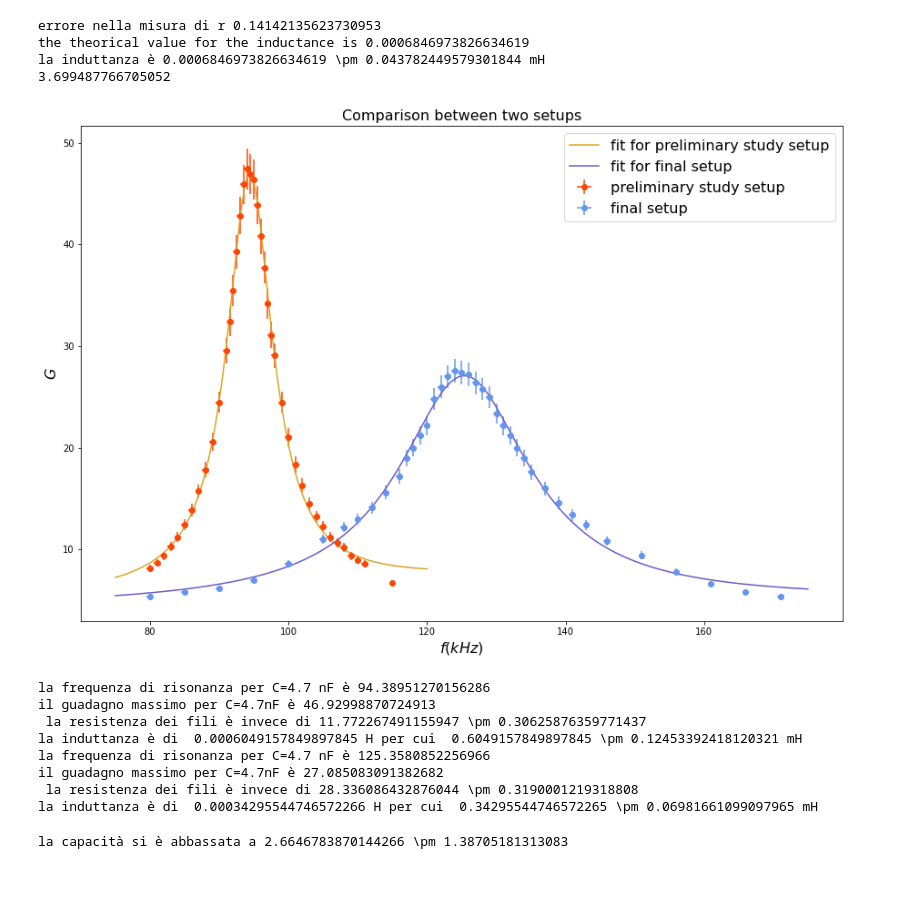
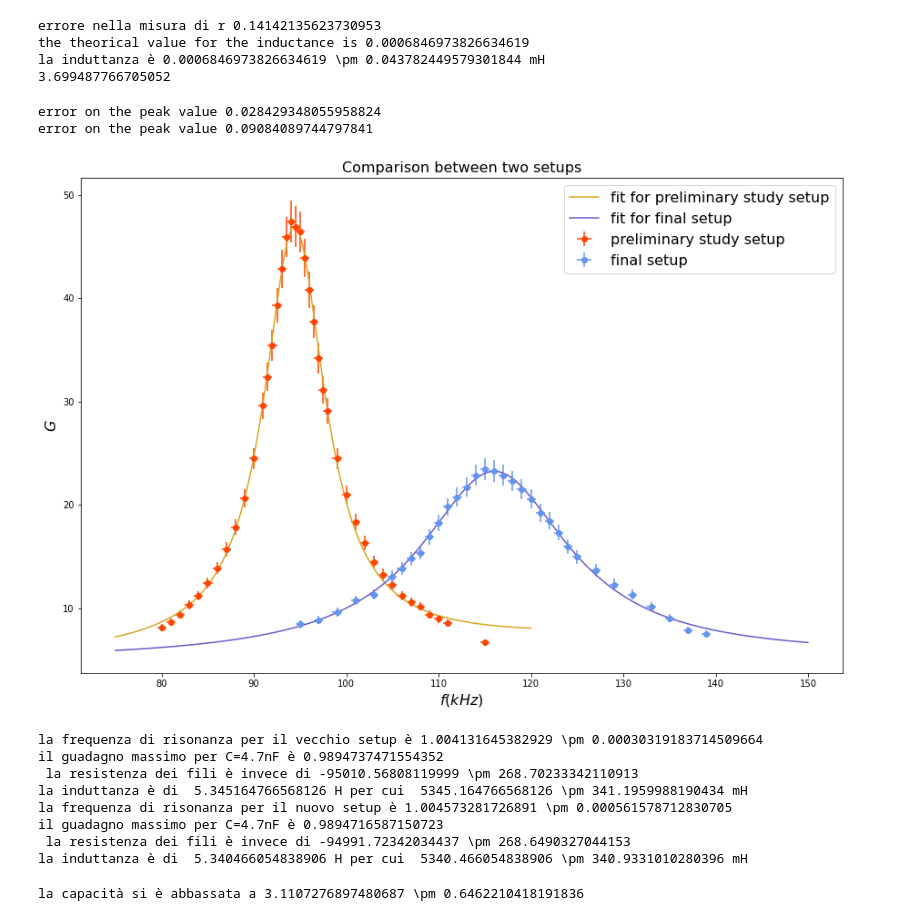
Before and after one commit to AriannaMischianti/Advanced-Physics-Laboratory, a Jupyter notebook: Lorenziane.ipynb, the cells around one changed output. Cells and saved outputs as stored; diff of their text form; code cells hidden in the pictures; blank space fills up the shorter version.

```diff
--- a/Lorenziane.ipynb
+++ b/Lorenziane.ipynb
@@ -74,77 +79,86 @@ la induttanza è 0.0006846973826634619 \pm 0.043782449579301844 mH
 3.699487766705052
 # %%
 lor_5=pd.read_csv('47nF_nonorm.txt')
-lor_10=pd.read_csv('Car_Prova_3-1.txt')
+lor_10=pd.read_csv('presa2.txt')
 
 f1 = lor_5['Frequenze']
 G1 = lor_5['Guadagni']
 errf1 = lor_5['errF']
 errG1 = lor_5['errG']
 
 f2 = lor_10['Frequenze']
 G2 = lor_10['Guadagni']
 errf2 = lor_10['errF']
 errG2 = lor_10['errG']
 
 def lorentzian(f, I, f_0, S, a, b):
     return I/(1+((f-f_0)/S)**2)+a*f+b
 x_fit1= np.arange(75,120,0.01)
-x_fit2= np.arange(75,175,0.01)
+x_fit2= np.arange(75,150,0.01)
 
 
 fig=plt.figure(figsize=(15,10))
 plt.errorbar(f1, G1, yerr=errG1, xerr=errf1, errorevery=1, color='orangered', fmt='o',label='preliminary study setup')
 plt.errorbar(f2, G2, yerr=errG2, xerr=errf2, errorevery=1, color='cornflowerblue', fmt='o',label='final setup')
 p_1, cov_1 = curve_fit(lorentzian, f1, G1, [23.5, 94, 10, 0.01, 0])
 p_2, cov_2 = curve_fit(lorentzian, f2, G2, [23.5, 115, 10, 0.01, 0])
 plt.plot(x_fit1,lorentzian(x_fit1,*p_1), '-', color='goldenrod', label='fit for preliminary study setup')
 plt.plot(x_fit2,lorentzian(x_fit2,*p_2), '-', color='slateblue', label='fit for final setup')
+perr1 = np.sqrt(np.diag(cov_1))[1]
+print ('error on the peak value',perr1)
 
+perr2 = np.sqrt(np.diag(cov_2))[1]
+print ('error on the peak value',perr2)
 
 plt.title('Comparison between two setups', fontsize=16)
 plt.xlabel('$f (kHz)$',fontsize=16)
 plt.ylabel('$G$',fontsize=16)
 plt.legend(fontsize=16)
 plt.show()
 # %% [output]
+error on the peak value 0.028429348055958824
+error on the peak value 0.09084089744797841
-[figure, old version]
+[figure, new version]
 # %%
 f_0=p_1[1]
-print('la frequenza di risonanza per C=4.7 nF è', f_0)
+print('la frequenza di risonanza per il vecchio setup è', f_0,'\pm',perr1)
 G_max_n=lorentzian(p_1[1], *p_1)
 G_max=G_max_n
 print('il guadagno massimo per C=4.7nF è', G_max, '\n', 'la resistenza dei fili è invece di', 1000/(G_max-1)-10, '\pm', (1/(G_max-1)*0.01**2+2/(G_max-1)**2*4+0.3**2)**(1/2))
 L=1/(4*np.pi**2*f_0**2*1e6*4.7*1e-9)
 errC=0.3*1e-9
-errF=0.7*1e3
-errL=((1/(2*np.pi*f_0**3*4.7)*errF)**2+(1/(4*np.pi*f_0**2*1e6*4.7**2*1e-18)*errC)**2)**(1/2)
+errF=perr1*1e3
+C=4.7*1e-9
+f=f_0*1e3
+errL=((errF/(2*(np.pi**2)*(f**3)*C))**2+(errC/(4*(np.pi**2)*(f**2)*C**2))**2)**.5
 print('la induttanza è di ', L , 'H', 'per cui ', L*1000 ,'\pm',errL*1000, 'mH')
 
 f_0=p_2[1]
-print('la frequenza di risonanza per C=4.7 nF è', f_0)
+print('la frequenza di risonanza per il nuovo setup è', f_0,'\pm',perr2)
 G_max_n=lorentzian(p_2[1], *p_2)
 G_max=G_max_n
 print('il guadagno massimo per C=4.7nF è', G_max, '\n', 'la resistenza dei fili è invece di', 1000/(G_max-1)-10, '\pm', (1/(G_max-1)*0.01**2+2/(G_max-1)**2*4+0.3**2)**(1/2))
 L=1/(4*np.pi**2*f_0**2*1e6*4.7*1e-9)
 errC=0.3*1e-9
-errF=0.7*1e3
-errL=((1/(2*np.pi*f_0**3*4.7)*errF)**2+(1/(4*np.pi*f_0**2*1e6*4.7**2*1e-18)*errC)**2)**(1/2)
+errF=perr2*1e3
+f=f_0*1e3
+errL=((errF/(2*(np.pi**2)*(f**3)*C))**2+(errC/(4*(np.pi**2)*(f**2)*C**2))**2)**.5
 print('la induttanza è di ', L , 'H', 'per cui ', L*1000 ,'\pm',errL*1000, 'mH')
 # %% [output]
-la frequenza di risonanza per C=4.7 nF è 94.38951270156286
-il guadagno massimo per C=4.7nF è 46.92998870724913
- la resistenza dei fili è invece di 11.772267491155947 \pm 0.30625876359771437
-la induttanza è di  0.0006049157849897845 H per cui  0.6049157849897845 \pm 0.12453392418120321 mH
-la frequenza di risonanza per C=4.7 nF è 125.3580852256966
-il guadagno massimo per C=4.7nF è 27.085083091382682
- la resistenza dei fili è invece di 28.336086432876044 \pm 0.3190001219318808
-la induttanza è di  0.00034295544746572266 H per cui  0.34295544746572265 \pm 0.06981661099097965 mH
+la frequenza di risonanza per il vecchio setup è 1.004131645382929 \pm 0.00030319183714509664
+il guadagno massimo per C=4.7nF è 0.9894737471554352
+ la resistenza dei fili è invece di -95010.56808119999 \pm 268.70233342110913
+la induttanza è di  5.345164766568126 H per cui  5345.164766568126 \pm 341.1959988190434 mH
+la frequenza di risonanza per il nuovo setup è 1.004573281726891 \pm 0.000561578712830705
+il guadagno massimo per C=4.7nF è 0.9894716587150723
+ la resistenza dei fili è invece di -94991.72342034437 \pm 268.6490327044153
+la induttanza è di  5.340466054838906 H per cui  5340.466054838906 \pm 340.9331010280396 mH
 # %%
 #capacità parassita
 C=1/(4*np.pi**2*f_0**2*1e6*0.60491*1e-3)*1e9
 
-errL=0.1*1e-3
-errC=((1/(2*np.pi*f_0**3*1e9*0.60491*1e-3)*errF)**2+(1/(4*np.pi*f_0**2*1e6*0.60491**2*1e-6)*errL)**2)**(1/2)*1e9
+errL=0.04*1e-3
+errC=((1/(2*np.pi*f_0**3*1e9*0.60491*1e-3)*perr2)**2+(1/(4*np.pi*f_0**2*1e6*0.60491**2*1e-6)*errL)**2)**(1/2)*1e9
 print('la capacità si è abbassata a',C,'\pm',errC)
 # %% [output]
-la capacità si è abbassata a 2.6646783870144266 \pm 1.38705181313083
+la capacità si è abbassata a 3.1107276897480687 \pm 0.6462210418191836
```
Also changed, not shown: parts of 8 cells of this notebook.
